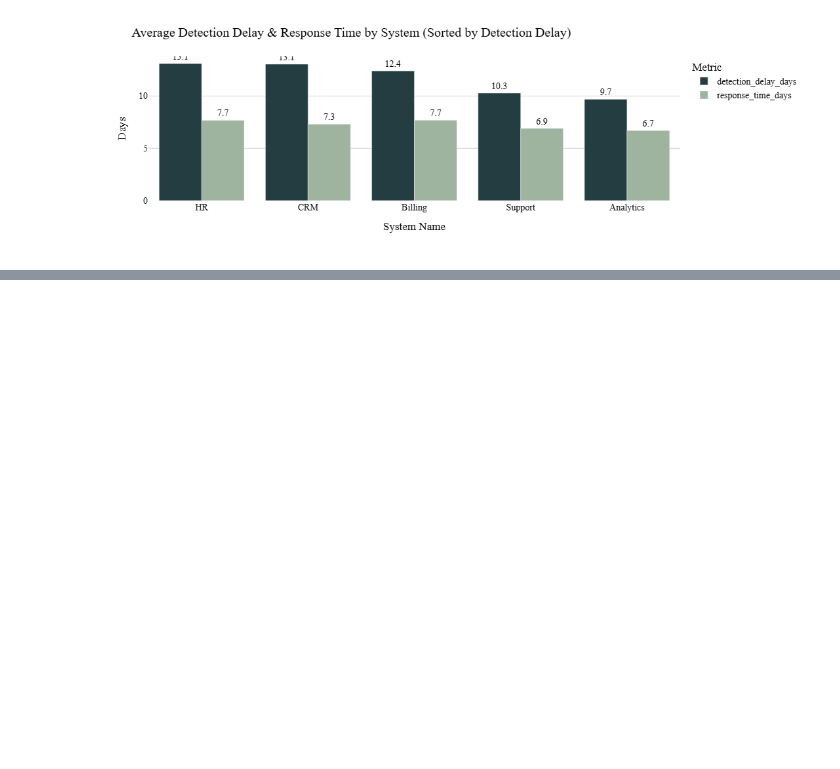
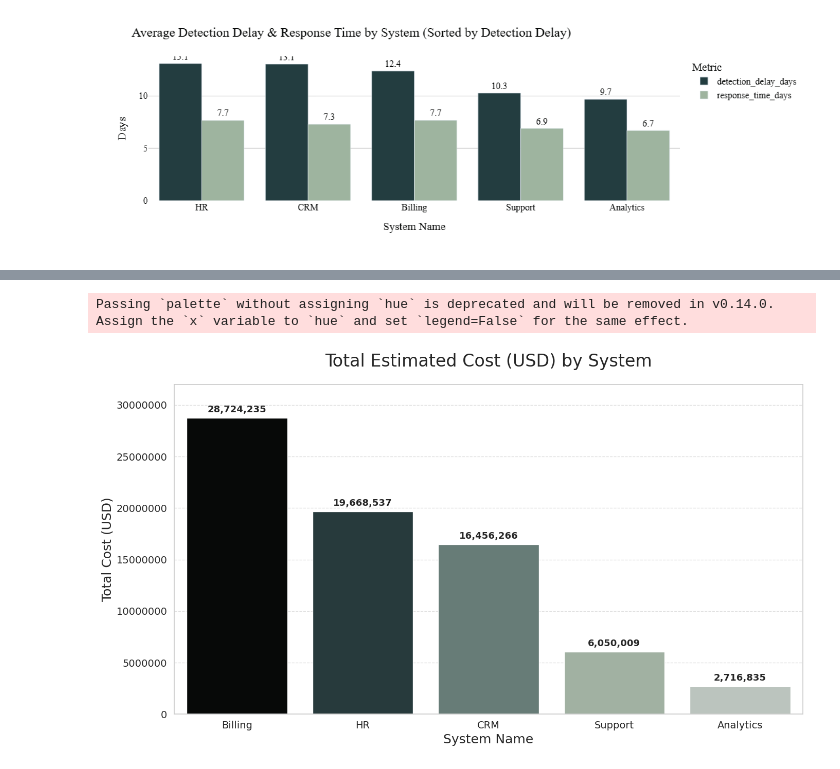
Before and after one commit to doom-boy/Mini-ITC-2025, a Jupyter notebook: DetectionResponseTime.ipynb, the cells around one changed output, grey strips where cells are left out. Cells and saved outputs as stored; diff of their text form; code cells hidden in the pictures; blank space fills up the shorter version.

```diff
--- a/DetectionResponseTime.ipynb
+++ b/DetectionResponseTime.ipynb
@@ -752,0 +851,66 @@ FileNotFoundError: [Errno 2] No such file or directory: '/path/to/WorkSans-Regul
+# %%
+import matplotlib.pyplot as plt
+import seaborn as sns
+from matplotlib.ticker import ScalarFormatter
+
+plt.rcParams['font.family'] = 'DejaVu Sans'
+
+gradient = [
+    "#070908",
+    "#233d40",
+    "#638079",
+    "#9eb49f",
+    "#bac5bd"
+]
+
+grp_total_cost = (
+    df.groupby("system_name")["estimated_total_cost_usd"]
+      .sum()
+      .reset_index()
+)
+
+# Sort by cost, high → low
+grp_total_cost = grp_total_cost.sort_values(by="estimated_total_cost_usd", ascending=False)
+
+systems_sorted = grp_total_cost["system_name"].tolist()
+
+# Assign darkest → lightest
+color_map = {system: gradient[i] for i, system in enumerate(systems_sorted)}
+
+plt.figure(figsize=(14, 8))
+ax = sns.barplot(
+    data=grp_total_cost,
+    x="system_name",
+    y="estimated_total_cost_usd",
+    palette=[color_map[s] for s in systems_sorted]
+)
+
+for p in ax.patches:
+    ax.annotate(
+        f'{p.get_height():,.0f}',
+        (p.get_x() + p.get_width() / 2, p.get_height()),
+        ha='center', va='bottom', fontsize=13, weight='bold', xytext=(0, 5),
+        textcoords='offset points'
+    )
+
+plt.title("Total Estimated Cost (USD) by System", fontsize=24, pad=25)
+plt.xlabel("System Name", fontsize=18)
+plt.ylabel("Total Cost (USD)", fontsize=18)
+plt.xticks(rotation=0, ha='center', fontsize=14)
+plt.yticks(fontsize=14)
+
+plt.ylim(0, 32000000)
+
+sns.set_style('whitegrid')
+plt.grid(axis='y', linestyle='--', alpha=0.6)
+
+plt.gca().yaxis.set_major_formatter(ScalarFormatter(useMathText=False))
+plt.ticklabel_format(style='plain', axis='y')
+
+plt.savefig("total_cost_system.png", dpi=300, bbox_inches="tight")
+
+plt.tight_layout()
+plt.show()
+# %% [output]
+Passing `palette` without assigning `hue` is deprecated and will be removed in v0.14.0. Assign the `x` variable to `hue` and set `legend=False` for the same effect.
+[figure, added]
```
Also changed, not shown: parts of 14 cells of this notebook, 9 other files.
